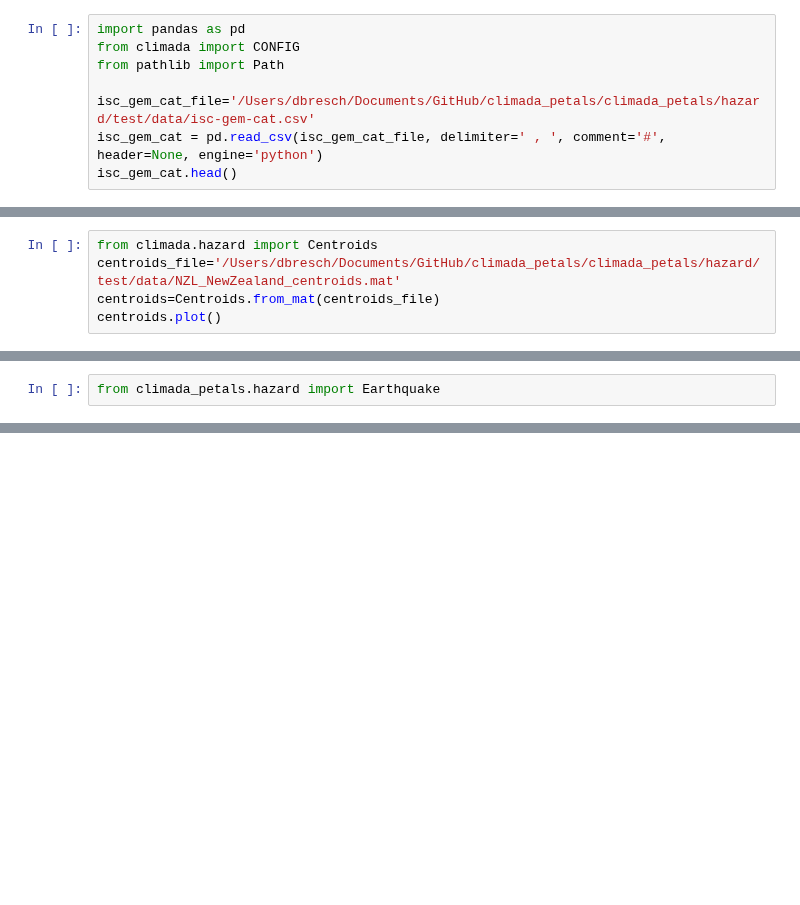
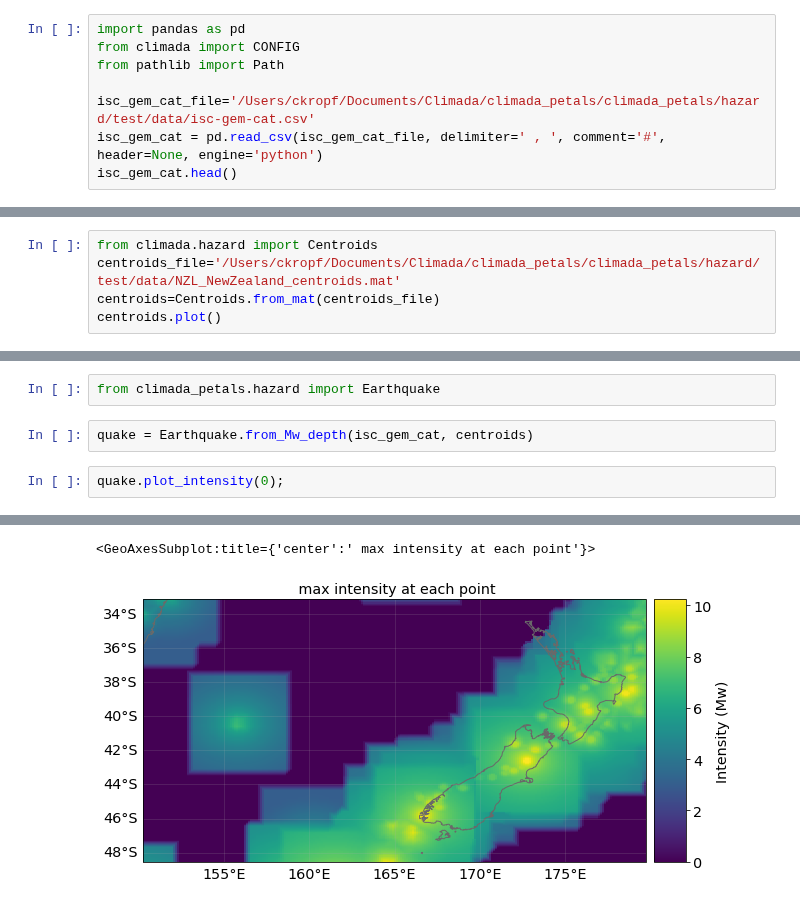
Before and after one commit to CLIMADA-project/climada_petals, a Jupyter notebook: doc/tutorial/climada_hazard_Earthquake.ipynb, the cells around one changed output, grey strips where cells are left out. Cells and saved outputs as stored; diff of their text form; blank space fills up the shorter version.

```diff
--- a/doc/tutorial/climada_hazard_Earthquake.ipynb
+++ b/doc/tutorial/climada_hazard_Earthquake.ipynb
@@ -10,7 +10,7 @@ import pandas as pd
 from climada import CONFIG
 from pathlib import Path
 
-isc_gem_cat_file='/Users/dbresch/Documents/GitHub/climada_petals/climada_petals/hazard/test/data/isc-gem-cat.csv'
+isc_gem_cat_file='/Users/ckropf/Documents/Climada/climada_petals/climada_petals/hazard/test/data/isc-gem-cat.csv'
 isc_gem_cat = pd.read_csv(isc_gem_cat_file, delimiter=' , ', comment='#', header=None, engine='python')
 isc_gem_cat.head()
 # %% [output]
@@ -45,7 +45,7 @@ isc_gem_cat.plot.scatter(x='lon',y='lat',title='ISC GEM epicentres')
 [figure]
 # %%
 from climada.hazard import Centroids
-centroids_file='/Users/dbresch/Documents/GitHub/climada_petals/climada_petals/hazard/test/data/NZL_NewZealand_centroids.mat'
+centroids_file='/Users/ckropf/Documents/Climada/climada_petals/climada_petals/hazard/test/data/NZL_NewZealand_centroids.mat'
 centroids=Centroids.from_mat(centroids_file)
 centroids.plot()
 # %% [output]
@@ -54,3 +55,8 @@ centroids.plot()
 [figure]
 # %%
 from climada_petals.hazard import Earthquake
+# %%
+quake = Earthquake.from_Mw_depth(isc_gem_cat, centroids)
+# %%
+quake.plot_intensity(0);
+# %% [output]
@@ -56,0 +64,2 @@ from climada_petals.hazard import Earthquake
+<GeoAxesSubplot:title={'center':' max intensity at each point'}>
+[figure, added]
```
Also changed, not shown: parts of 2 cells of this notebook.
